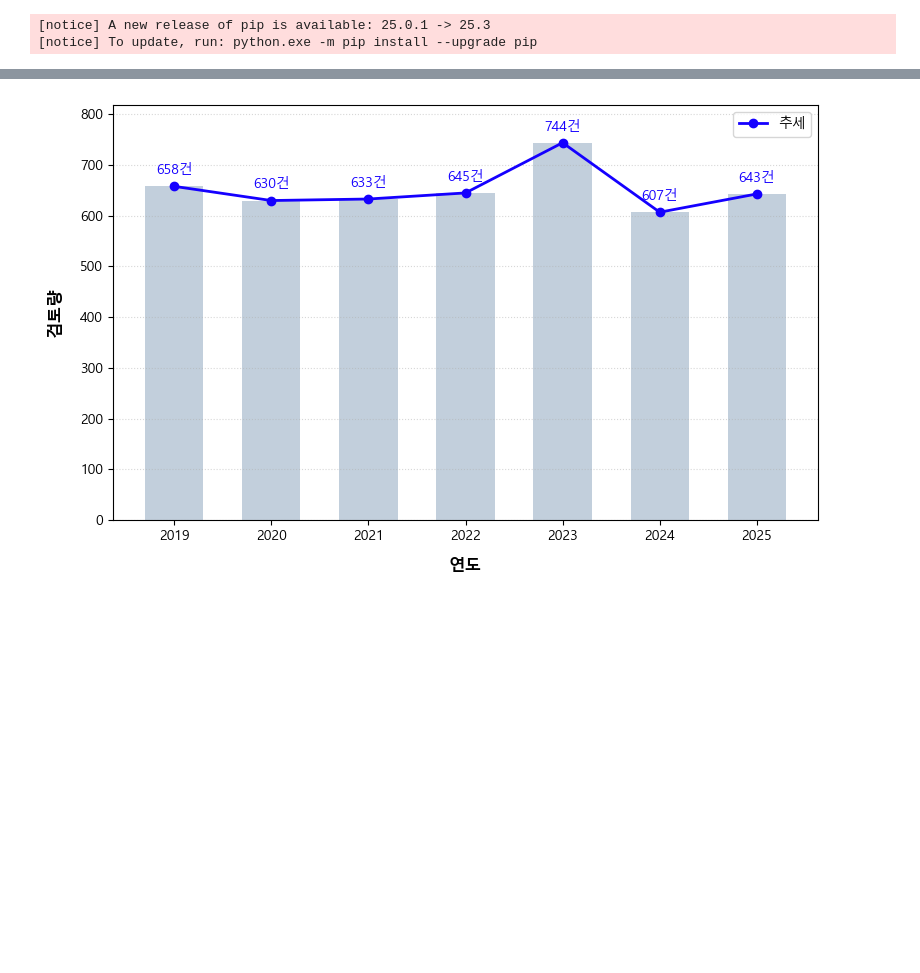
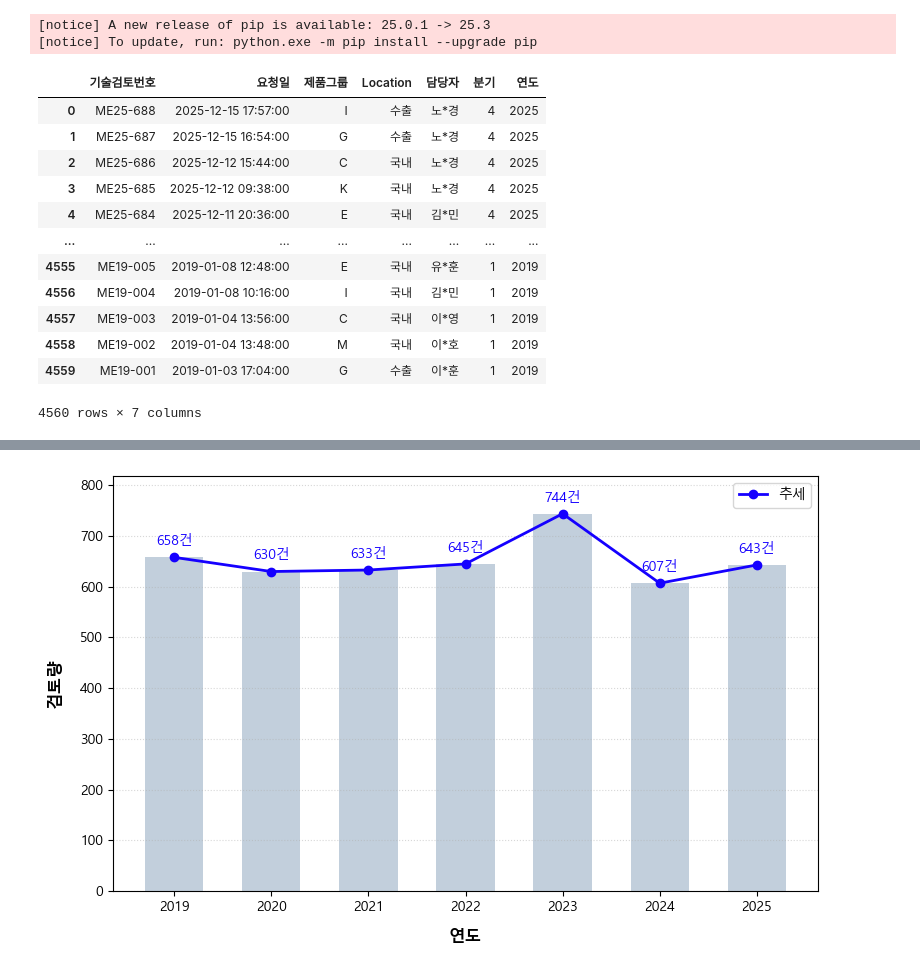
Before and after one commit to coooodek/request-log, a Jupyter notebook: work/03-2_Analysis.ipynb, the cells around one changed output, grey strips where cells are left out. Cells and saved outputs as stored; diff of their text form; code cells hidden in the pictures; blank space fills up the shorter version.

```diff
--- a/work/03-2_Analysis.ipynb
+++ b/work/03-2_Analysis.ipynb
@@ -35,4 +35,20 @@ df = pd.read_csv("https://raw.githubusercontent.com/coooodek/requestLog/refs/hea
 
 df['요청일'] = pd.to_datetime(df['요청일'])
+# %%
+df
+# %% [output]
+|  | 기술검토번호 | 요청일 | 제품그룹 | Location | 담당자 | 분기 | 연도 |
+| 0 | ME25-688 | 2025-12-15 17:57:00 | I | 수출 | 노*경 | 4 | 2025 |
+| 1 | ME25-687 | 2025-12-15 16:54:00 | G | 수출 | 노*경 | 4 | 2025 |
+| 2 | ME25-686 | 2025-12-12 15:44:00 | C | 국내 | 노*경 | 4 | 2025 |
+| 3 | ME25-685 | 2025-12-12 09:38:00 | K | 국내 | 노*경 | 4 | 2025 |
+| 4 | ME25-684 | 2025-12-11 20:36:00 | E | 국내 | 김*민 | 4 | 2025 |
+| ... | ... | ... | ... | ... | ... | ... | ... |
+| 4555 | ME19-005 | 2019-01-08 12:48:00 | E | 국내 | 유*훈 | 1 | 2019 |
+| 4556 | ME19-004 | 2019-01-08 10:16:00 | I | 국내 | 김*민 | 1 | 2019 |
+| 4557 | ME19-003 | 2019-01-04 13:56:00 | C | 국내 | 이*영 | 1 | 2019 |
+| 4558 | ME19-002 | 2019-01-04 13:48:00 | M | 국내 | 이*호 | 1 | 2019 |
+| 4559 | ME19-001 | 2019-01-03 17:04:00 | G | 수출 | 이*훈 | 1 | 2019 |
+4560 rows × 7 columns
 # %%
 df2 = df.groupby(['연도']).size()
```
Also changed, not shown: parts of 4 cells of this notebook.
